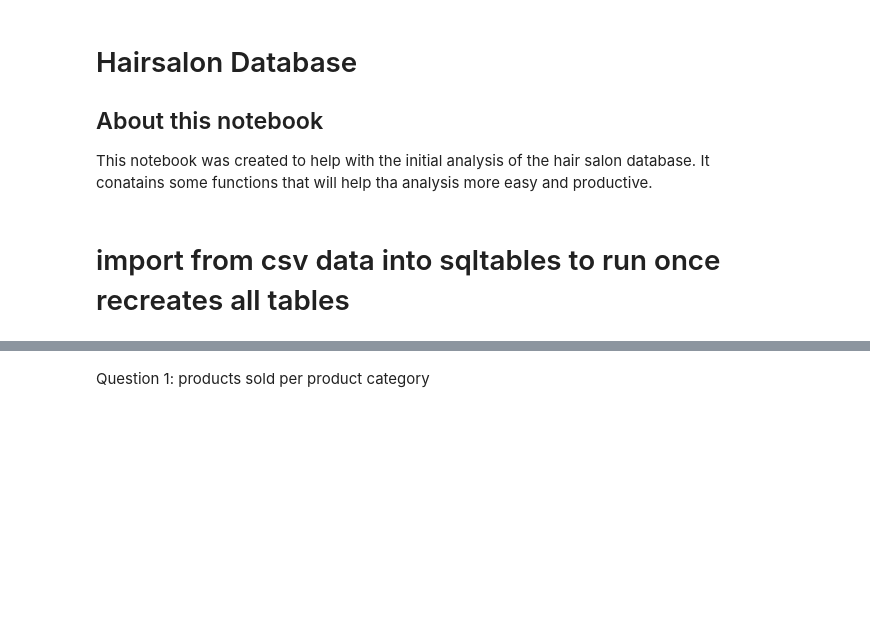
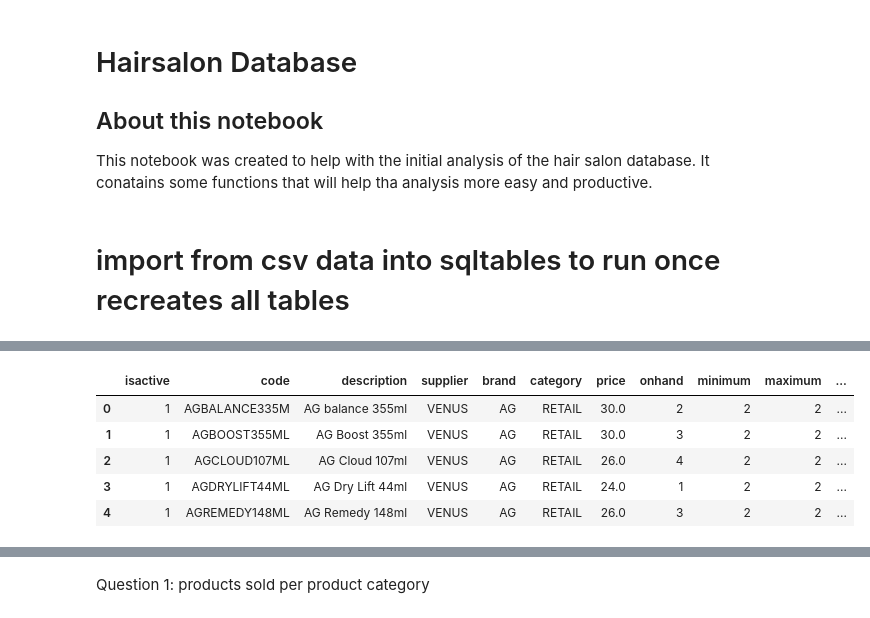
Before and after one commit to ericma007/p1, a Jupyter notebook: notebooks/init-database-exploration.ipynb, the cells around one changed output, grey strips where cells are left out. Drawn from its saved outputs; the diff is of its cells as text; code cells hidden in the pictures; blank space fills up the shorter version.

```diff
--- a/notebooks/init-database-exploration.ipynb
+++ b/notebooks/init-database-exploration.ipynb
@@ -103,0 +135,10 @@ cancellations = readSQL('''SELECT * FROM cancellation''')
+# %%
+products=readSQL('''SELECT * FROM product''')
+products.head()
+# %% [output]
+|  | isactive | code | description | supplier | brand | category | price | onhand | minimum | maximum | ... |
+| 0 | 1 | AGBALANCE335M | AG balance 355ml | VENUS | AG | RETAIL | 30.0 | 2 | 2 | 2 | ... |
+| 1 | 1 | AGBOOST355ML | AG Boost 355ml | VENUS | AG | RETAIL | 30.0 | 3 | 2 | 2 | ... |
+| 2 | 1 | AGCLOUD107ML | AG Cloud 107ml | VENUS | AG | RETAIL | 26.0 | 4 | 2 | 2 | ... |
+| 3 | 1 | AGDRYLIFT44ML | AG Dry Lift 44ml | VENUS | AG | RETAIL | 24.0 | 1 | 2 | 2 | ... |
+| 4 | 1 | AGREMEDY148ML | AG Remedy 148ml | VENUS | AG | RETAIL | 26.0 | 3 | 2 | 2 | ... |
```
Also changed, not shown: parts of 11 cells of this notebook, 4 other files.
